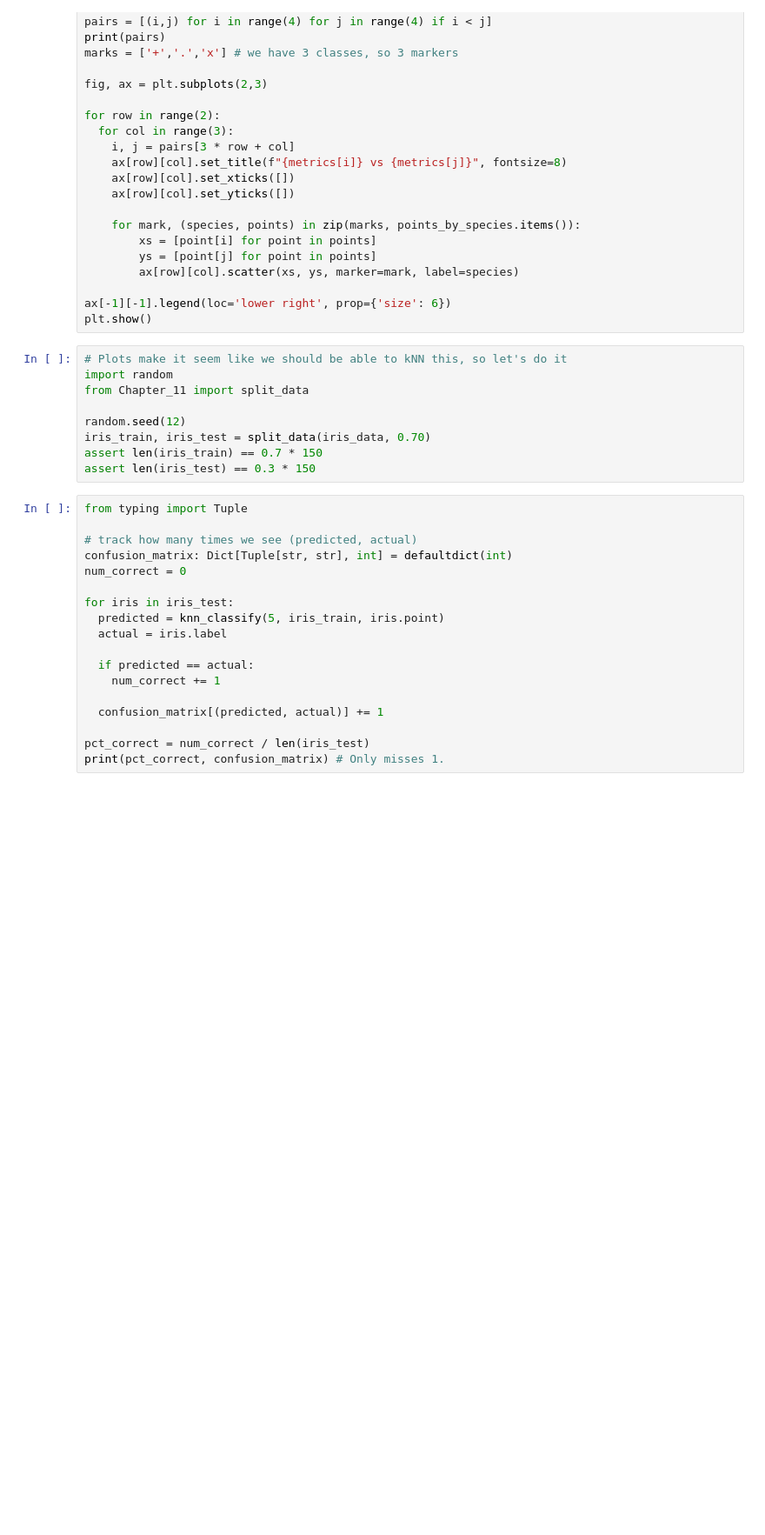
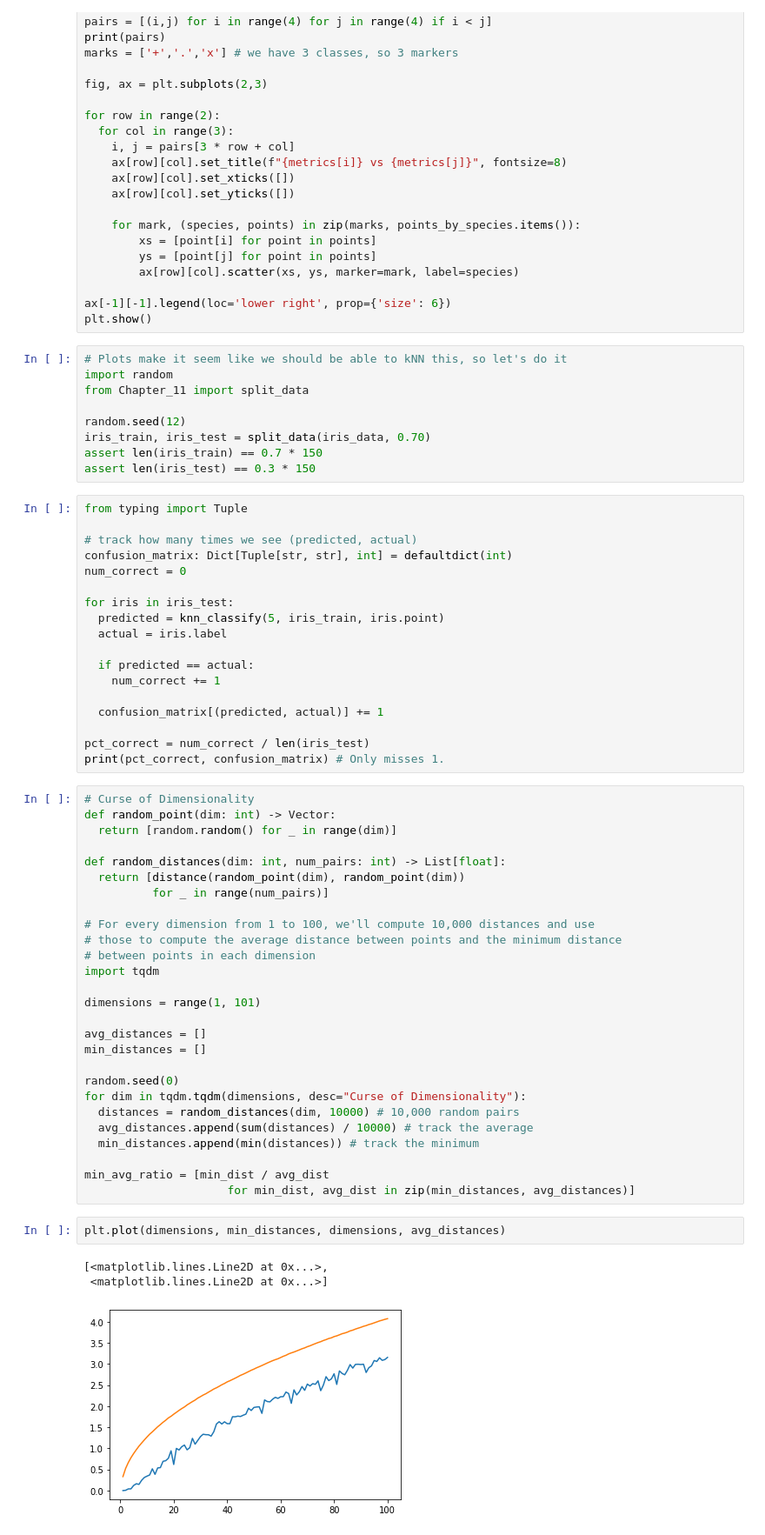
Before and after one commit to jamestheengineer/data-science-from-scratch-Python, a Jupyter notebook: Chapter_12.ipynb, the cells around one changed output. Shown at 87% size. Saved outputs shown, nothing was run; the diff lists cells and outputs as text; blank space fills up the shorter version.

```diff
--- a/Chapter_12.ipynb
+++ b/Chapter_12.ipynb
@@ -143,3 +143,36 @@ for iris in iris_test:
 
 pct_correct = num_correct / len(iris_test)
 print(pct_correct, confusion_matrix) # Only misses 1.
+# %%
+# Curse of Dimensionality
+def random_point(dim: int) -> Vector:
+  return [random.random() for _ in range(dim)]
+
+def random_distances(dim: int, num_pairs: int) -> List[float]:
+  return [distance(random_point(dim), random_point(dim))
+          for _ in range(num_pairs)]
+
+# For every dimension from 1 to 100, we'll compute 10,000 distances and use
+# those to compute the average distance between points and the minimum distance
+# between points in each dimension
+import tqdm
+
+dimensions = range(1, 101)
+
+avg_distances = []
+min_distances = []
+
+random.seed(0)
+for dim in tqdm.tqdm(dimensions, desc="Curse of Dimensionality"):
+  distances = random_distances(dim, 10000) # 10,000 random pairs
+  avg_distances.append(sum(distances) / 10000) # track the average
+  min_distances.append(min(distances)) # track the minimum
+
+min_avg_ratio = [min_dist / avg_dist
+                     for min_dist, avg_dist in zip(min_distances, avg_distances)]
+# %%
+plt.plot(dimensions, min_distances, dimensions, avg_distances)
+# %% [output]
+[<matplotlib.lines.Line2D at 0x...>,
+ <matplotlib.lines.Line2D at 0x...>]
+[figure, added]
```
Also changed, not shown: parts of 1 cell of this notebook.
